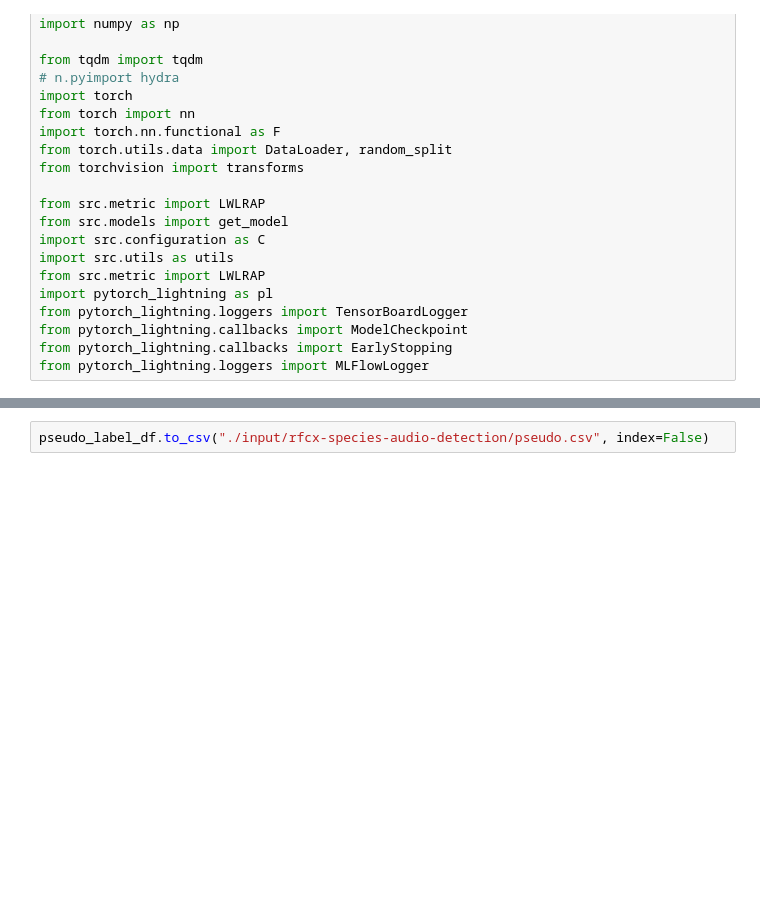
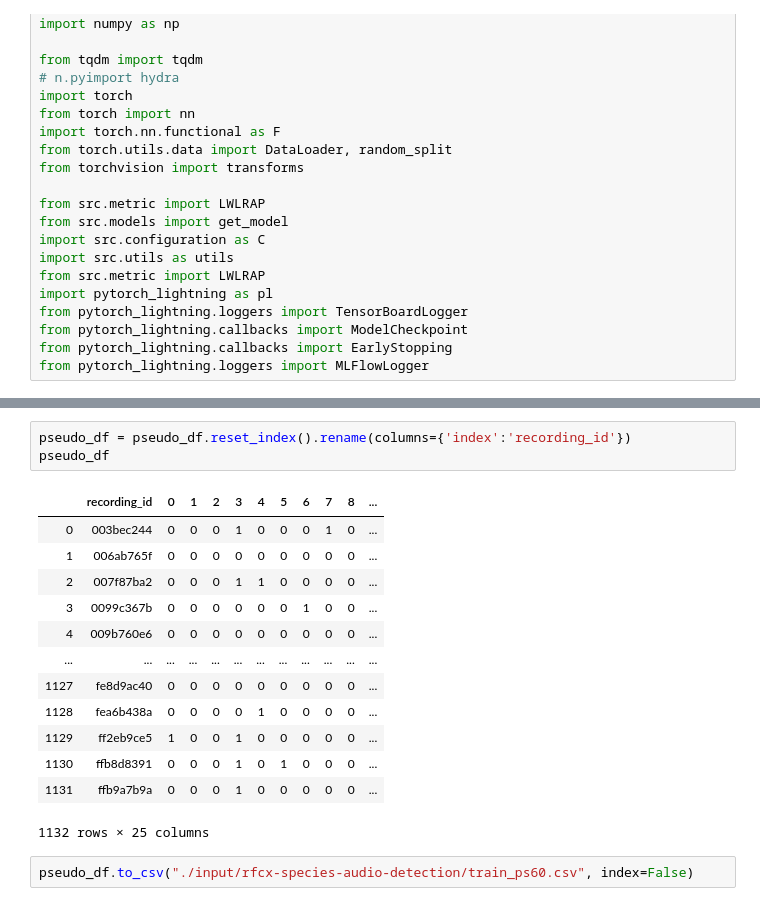
Before and after one commit to kuto5046/kaggle-rainforest, a Jupyter notebook: pseudo_labeling.ipynb, the cells around one changed output, grey strips where cells are left out. Saved outputs shown, nothing was run; the diff lists cells and outputs as text; blank space fills up the shorter version.

```diff
--- a/pseudo_labeling.ipynb
+++ b/pseudo_labeling.ipynb
@@ -227,2 +159,19 @@ pseudo_label_df
+# %%
+pseudo_df = pseudo_df.reset_index().rename(columns={'index':'recording_id'})
+pseudo_df
+# %% [output]
+|  | recording_id | 0 | 1 | 2 | 3 | 4 | 5 | 6 | 7 | 8 | ... |
+| 0 | 003bec244 | 0 | 0 | 0 | 1 | 0 | 0 | 0 | 1 | 0 | ... |
+| 1 | 006ab765f | 0 | 0 | 0 | 0 | 0 | 0 | 0 | 0 | 0 | ... |
+| 2 | 007f87ba2 | 0 | 0 | 0 | 1 | 1 | 0 | 0 | 0 | 0 | ... |
+| 3 | 0099c367b | 0 | 0 | 0 | 0 | 0 | 0 | 1 | 0 | 0 | ... |
+| 4 | 009b760e6 | 0 | 0 | 0 | 0 | 0 | 0 | 0 | 0 | 0 | ... |
+| ... | ... | ... | ... | ... | ... | ... | ... | ... | ... | ... | ... |
+| 1127 | fe8d9ac40 | 0 | 0 | 0 | 0 | 0 | 0 | 0 | 0 | 0 | ... |
+| 1128 | fea6b438a | 0 | 0 | 0 | 0 | 1 | 0 | 0 | 0 | 0 | ... |
+| 1129 | ff2eb9ce5 | 1 | 0 | 0 | 1 | 0 | 0 | 0 | 0 | 0 | ... |
+| 1130 | ffb8d8391 | 0 | 0 | 0 | 1 | 0 | 1 | 0 | 0 | 0 | ... |
+| 1131 | ffb9a7b9a | 0 | 0 | 0 | 1 | 0 | 0 | 0 | 0 | 0 | ... |
+1132 rows × 25 columns
 # %%
-pseudo_label_df.to_csv("./input/rfcx-species-audio-detection/pseudo.csv", index=False)
+pseudo_df.to_csv("./input/rfcx-species-audio-detection/train_ps60.csv", index=False)
```
Also changed, not shown: parts of 21 cells of this notebook, 2 other files.
